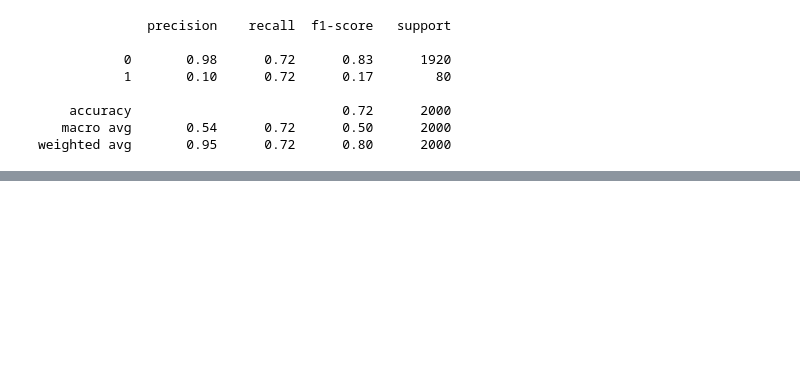
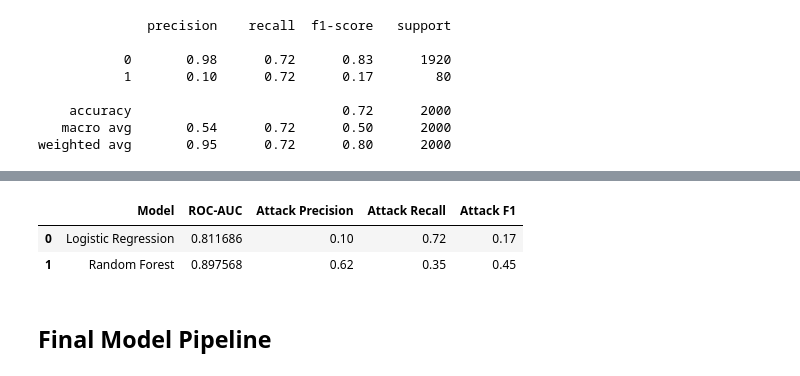
Before and after one commit to rawan572006-design/cybersecurity-threat-detection, a Jupyter notebook: notebooks/02_feature_engineering_modeling.ipynb, the cells around one changed output, grey strips where cells are left out. Cells and saved outputs as stored; diff of their text form; code cells hidden in the pictures; blank space fills up the shorter version.

```diff
--- a/notebooks/02_feature_engineering_modeling.ipynb
+++ b/notebooks/02_feature_engineering_modeling.ipynb
@@ -271,0 +293,2 @@ array([[1381,  539],
+# %%
+rf_model.fit(x_train_processed , y_train)
@@ -271,0 +327,2 @@ array([[1381,  539],
+# %%
+rf_proba = rf_model.predict_proba(x_test_processed)[: , 1]
@@ -271,0 +333,3 @@ array([[1381,  539],
+# %%
+rf_roc_auc = roc_auc_score(y_test , rf_proba)
+rf_roc_auc
@@ -271,0 +415,16 @@ array([[1381,  539],
+# %%
+comparison = pd.DataFrame({
+    "Model": ["Logistic Regression", "Random Forest"],
+    "ROC-AUC": [roc_auc, rf_roc_auc],
+    "Attack Precision": [0.10, 0.62],
+    "Attack Recall": [0.72, 0.35],
+    "Attack F1": [0.17, 0.45]
+})
+# %%
+comparison
+# %% [output]
+|  | Model | ROC-AUC | Attack Precision | Attack Recall | Attack F1 |
+| 0 | Logistic Regression | 0.811686 | 0.10 | 0.72 | 0.17 |
+| 1 | Random Forest | 0.897568 | 0.62 | 0.35 | 0.45 |
+# %% [markdown]
+## Final Model Pipeline
```
Also changed, not shown: parts of 32 cells of this notebook, 5 other files.
